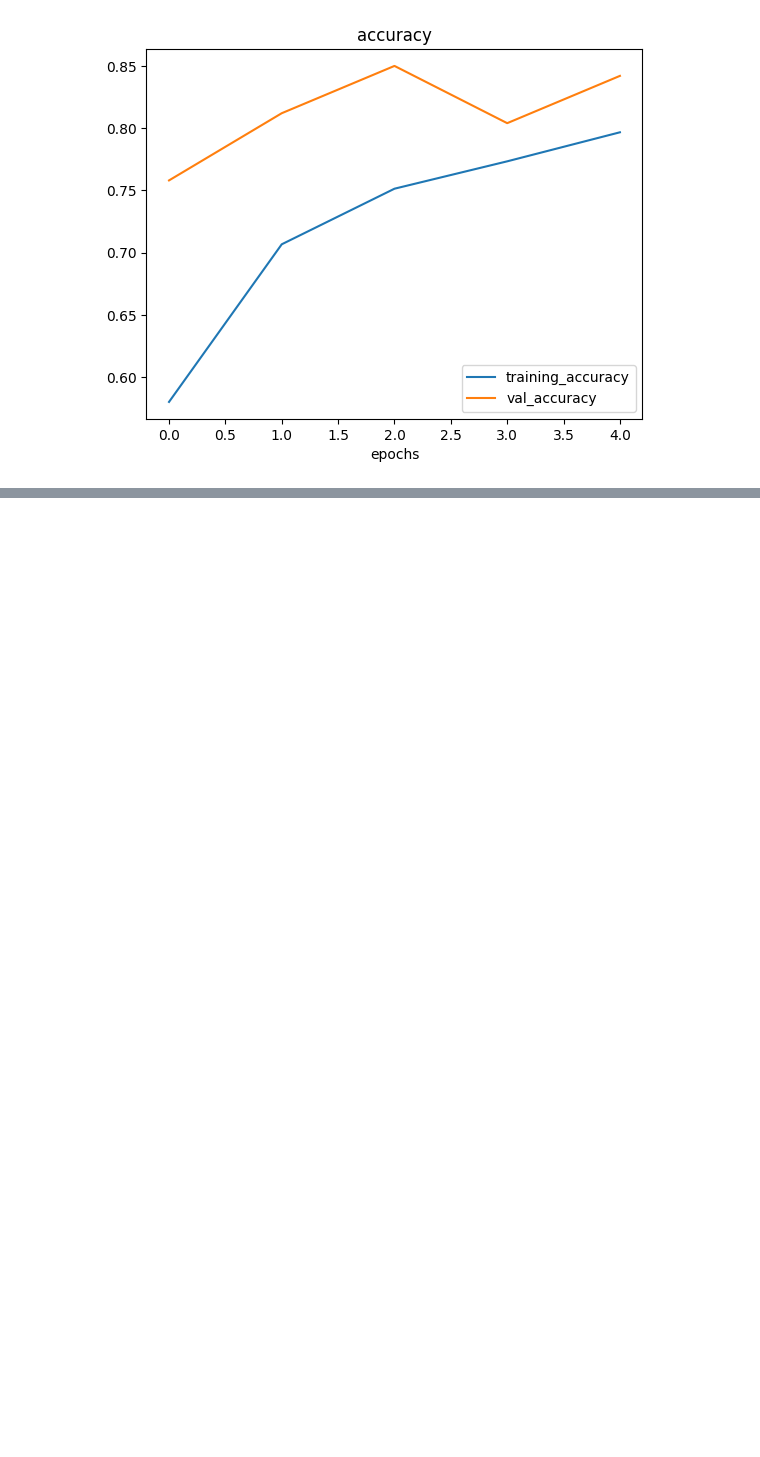
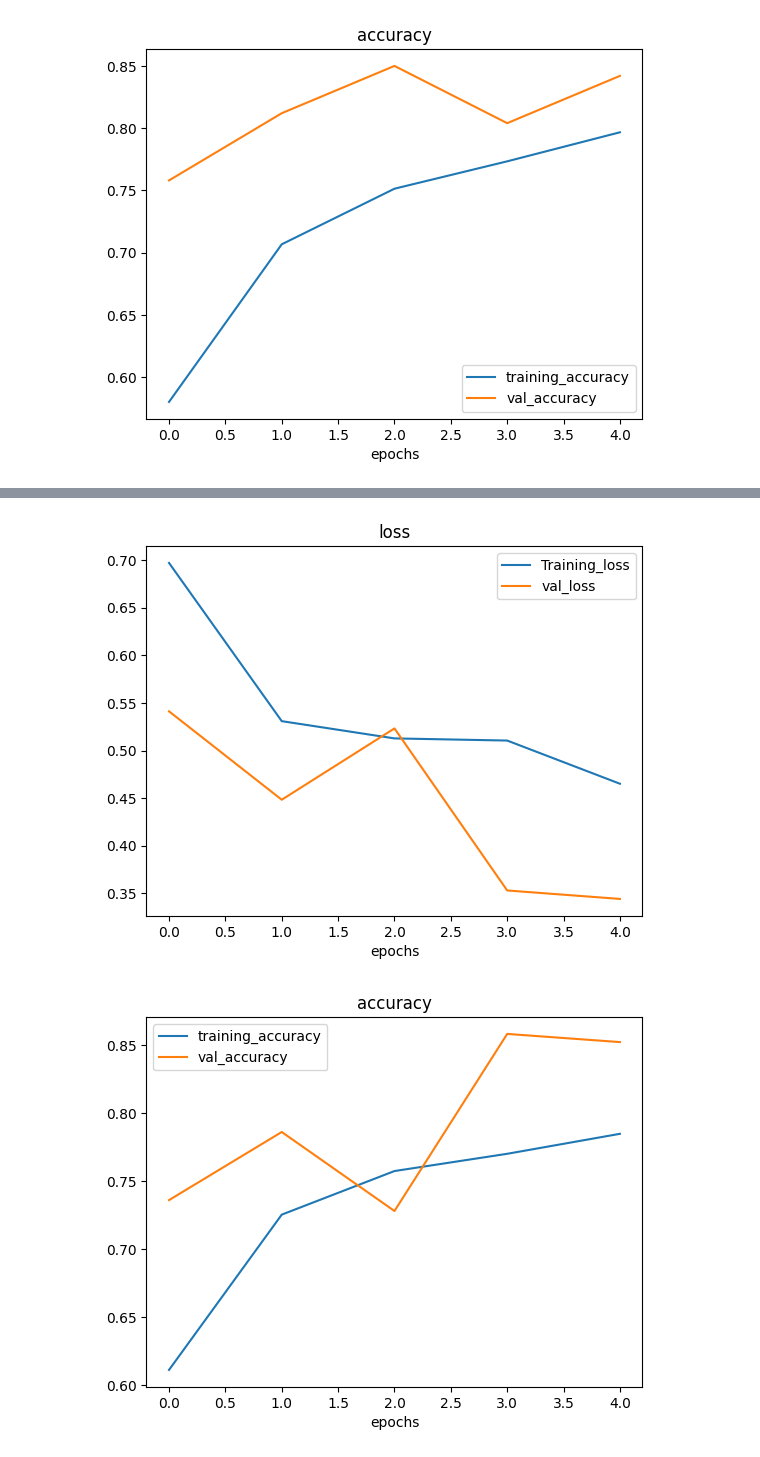
Before and after one commit to Ultan-Kearns/ZTM-Tensorflow-Developer-Certificate, a Jupyter notebook: 03_introduction_to_computer_vision_with_tensorflow.ipynb, the cells around one changed output, grey strips where cells are left out. Cells and saved outputs as stored; diff of their text form; code cells hidden in the pictures; blank space fills up the shorter version.

```diff
--- a/03_introduction_to_computer_vision_with_tensorflow.ipynb
+++ b/03_introduction_to_computer_vision_with_tensorflow.ipynb
@@ -977,0 +993,20 @@ plot_loss_curve(history_7)
+# %%
+model_1_recreated = Sequential([
+    tf.keras.layers.Conv2D(filters=10,kernel_size=3,activation="relu",input_shape=(224,224,3)),
+    tf.keras.layers.Conv2D(10,3,activation="relu"),
+    tf.keras.layers.MaxPool2D(pool_size=2,padding="valid"),
+    tf.keras.layers.Conv2D(10,3,activation="relu"),
+    tf.keras.layers.Conv2D(10,3,activation="relu"),
+    tf.keras.layers.MaxPool2D(pool_size=2,padding="valid"),
+    tf.keras.layers.Flatten(),
+    tf.keras.layers.Dense(1,activation="sigmoid")
+])
+model_1_recreated.compile(loss="binary_crossentropy",
+                          optimizer=Adam(),
+                          metrics=["accuracy"])
+# %%
+history_model_1_recreated = model_1_recreated.fit(train_datagen_augmented_shuffled,
+                        epochs=5,
+                        steps_per_epoch=len(train_data_augmented),
+                        validation_data=test_data,
+                        validation_steps=len(valid_data))
@@ -977,0 +1024,5 @@ plot_loss_curve(history_7)
+# %%
+plot_loss_curve(history_model_1_recreated)
+# %% [output]
+[figure, added]
+[figure, added]
```
Also changed, not shown: parts of 3 cells of this notebook.
